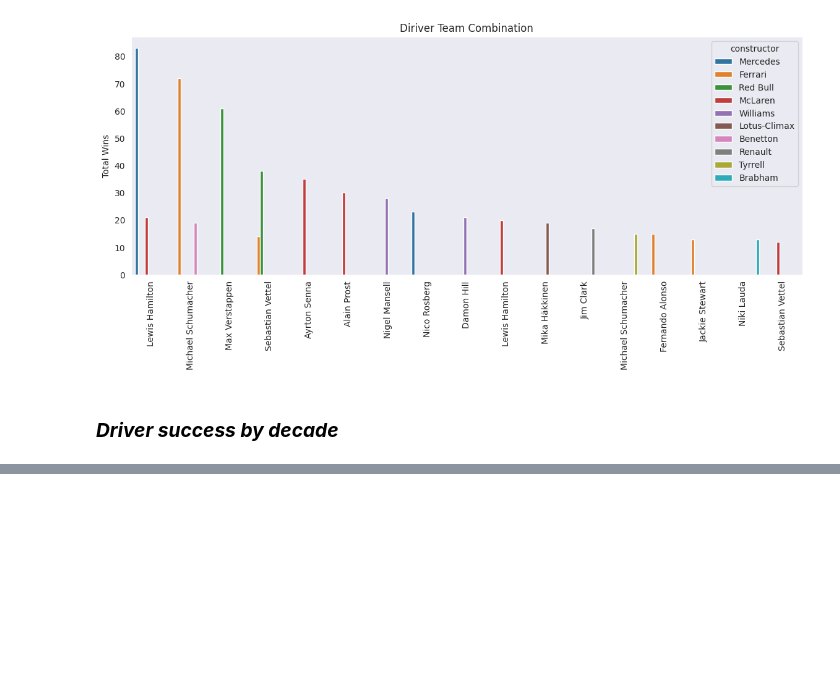
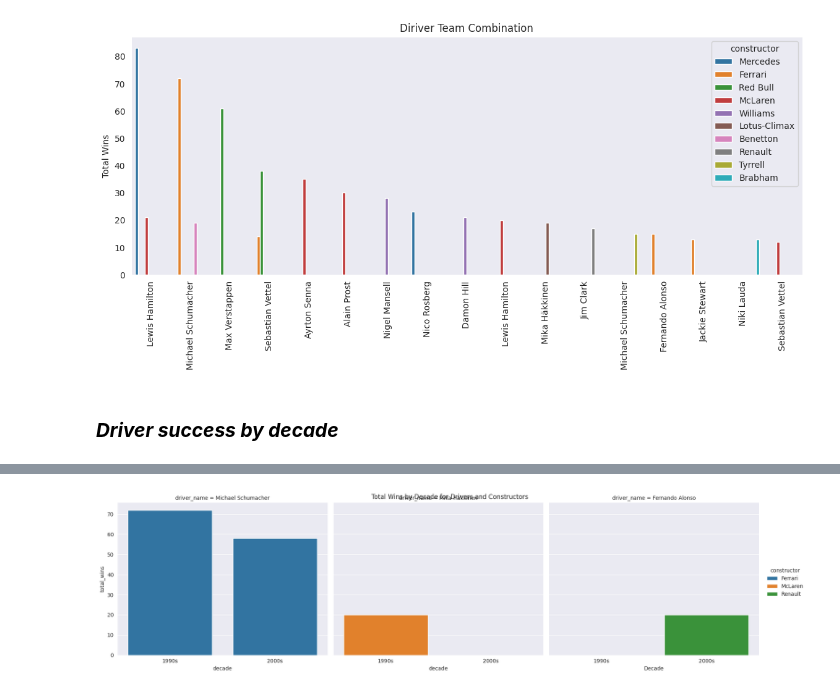
Before and after one commit to rahulakrish/formula_1, a Jupyter notebook: notebook.ipynb, the cells around one changed output, grey strips where cells are left out. Drawn from its saved outputs; the diff is of its cells as text; code cells hidden in the pictures; blank space fills up the shorter version.

```diff
--- a/notebook.ipynb
+++ b/notebook.ipynb
@@ -386,0 +358,24 @@ result
+# %%
+#sample code from chatgpt
+# Example data (replace this with your actual data retrieval step)
+data = {
+    'decade': ['1990s', '1990s', '2000s', '2000s'],
+    'driver_name': ['Michael Schumacher', 'Mika Hakkinen', 'Michael Schumacher', 'Fernando Alonso'],
+    'constructor': ['Ferrari', 'McLaren', 'Ferrari', 'Renault'],
+    'total_wins': [72, 20, 58, 20]
+}
+
+results = pd.DataFrame(data)
+
+# Create a catplot using seaborn
+sns.catplot(x='decade', y='total_wins', hue='constructor', col='driver_name',
+            kind='bar', data=results, height=5, aspect=1.2)
+
+# Add labels and title
+plt.xlabel('Decade')
+plt.ylabel('Total Wins')
+plt.suptitle('Total Wins by Decade for Drivers and Constructors')
+
+plt.show()
+# %% [output]
+[figure, added]
```
Also changed, not shown: parts of 4 cells of this notebook.
